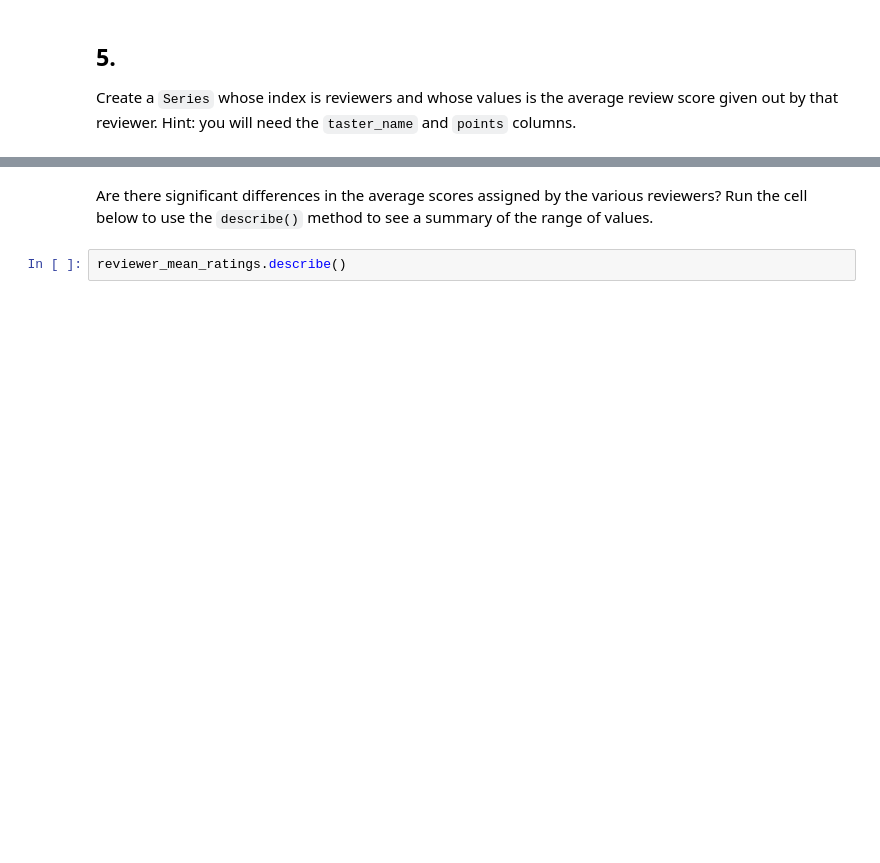
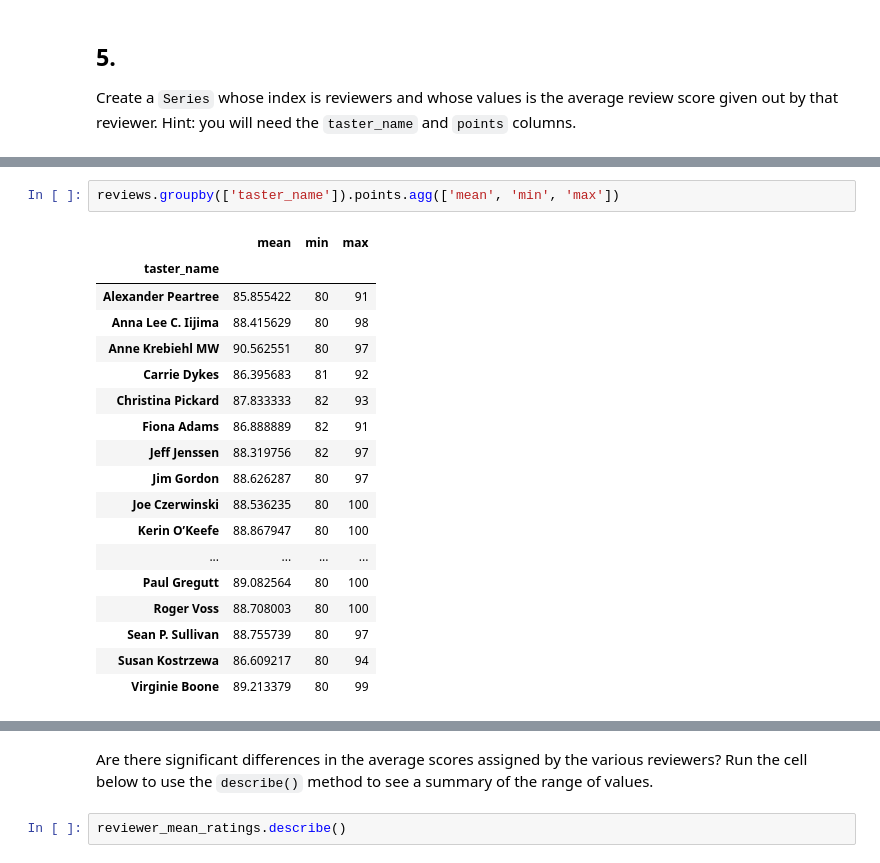
Before and after one commit to biber3/Python-Notebooks, a Jupyter notebook: exercise-grouping-and-sorting.ipynb, the cells around one changed output, grey strips where cells are left out. Drawn from its saved outputs; the diff is of its cells as text; blank space fills up the shorter version.

```diff
--- a/exercise-grouping-and-sorting.ipynb
+++ b/exercise-grouping-and-sorting.ipynb
@@ -462,0 +488,21 @@ q5.check()
+# %%
+reviews.groupby(['taster_name']).points.agg(['mean', 'min', 'max'])
+# %% [output]
+|  | mean | min | max |
+| taster_name |  |  |  |
+| Alexander Peartree | 85.855422 | 80 | 91 |
+| Anna Lee C. Iijima | 88.415629 | 80 | 98 |
+| Anne Krebiehl MW | 90.562551 | 80 | 97 |
+| Carrie Dykes | 86.395683 | 81 | 92 |
+| Christina Pickard | 87.833333 | 82 | 93 |
+| Fiona Adams | 86.888889 | 82 | 91 |
+| Jeff Jenssen | 88.319756 | 82 | 97 |
+| Jim Gordon | 88.626287 | 80 | 97 |
+| Joe Czerwinski | 88.536235 | 80 | 100 |
+| Kerin O’Keefe | 88.867947 | 80 | 100 |
+| ... | ... | ... | ... |
+| Paul Gregutt | 89.082564 | 80 | 100 |
+| Roger Voss | 88.708003 | 80 | 100 |
+| Sean P. Sullivan | 88.755739 | 80 | 97 |
+| Susan Kostrzewa | 86.609217 | 80 | 94 |
+| Virginie Boone | 89.213379 | 80 | 99 |
```
Also changed, not shown: parts of 10 cells of this notebook.
